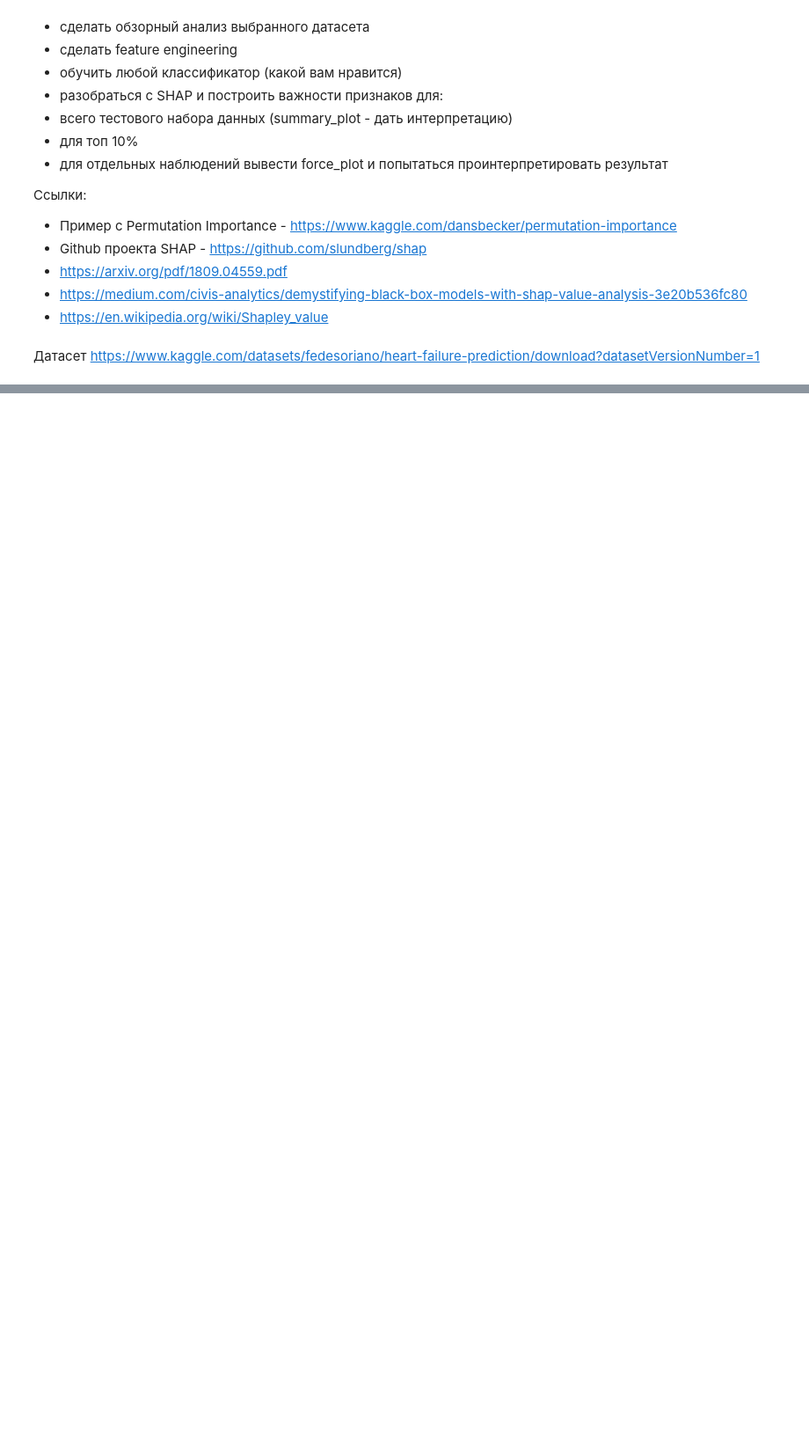
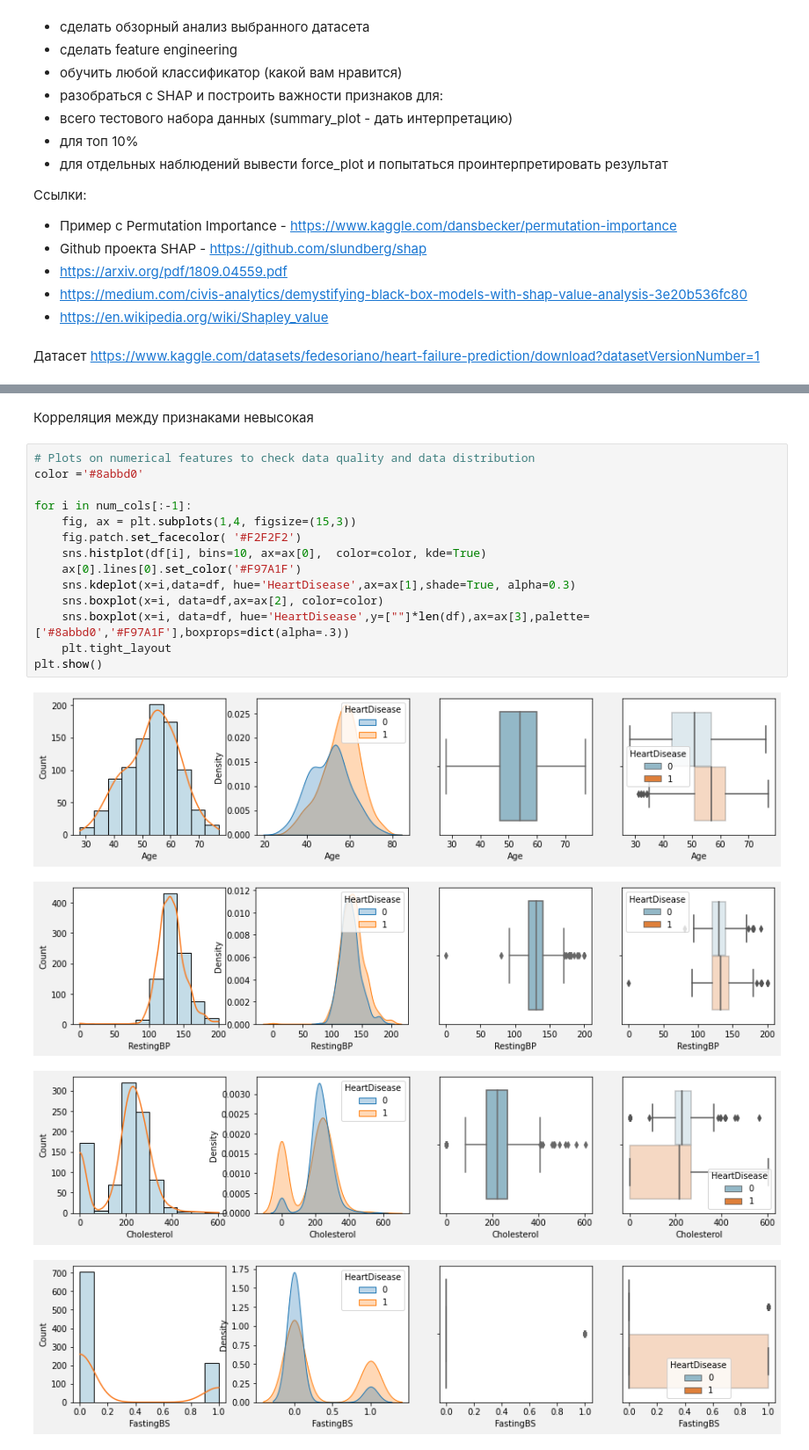
Before and after one commit to vit050587/ML_in_work, a Jupyter notebook: HW7.ipynb, the cells around one changed output, grey strips where cells are left out. Shown at 88% size. Drawn from its saved outputs; the diff is of its cells as text; blank space fills up the shorter version.

```diff
--- a/HW7.ipynb
+++ b/HW7.ipynb
@@ -23,0 +207,21 @@
+# %% [markdown]
+Корреляция между признаками невысокая
+# %%
+# Plots on numerical features to check data quality and data distribution
+color ='#8abbd0'
+
+for i in num_cols[:-1]:
+    fig, ax = plt.subplots(1,4, figsize=(15,3))
+    fig.patch.set_facecolor( '#F2F2F2')
+    sns.histplot(df[i], bins=10, ax=ax[0],  color=color, kde=True)
+    ax[0].lines[0].set_color('#F97A1F')
+    sns.kdeplot(x=i,data=df, hue='HeartDisease',ax=ax[1],shade=True, alpha=0.3)
+    sns.boxplot(x=i, data=df,ax=ax[2], color=color)
+    sns.boxplot(x=i, data=df, hue='HeartDisease',y=[""]*len(df),ax=ax[3],palette=['#8abbd0','#F97A1F'],boxprops=dict(alpha=.3))
+    plt.tight_layout
+plt.show()
+# %% [output]
+[figure, added]
+[figure, added]
+[figure, added]
+[figure, added]
```
Also changed, not shown: parts of 43 cells of this notebook.
